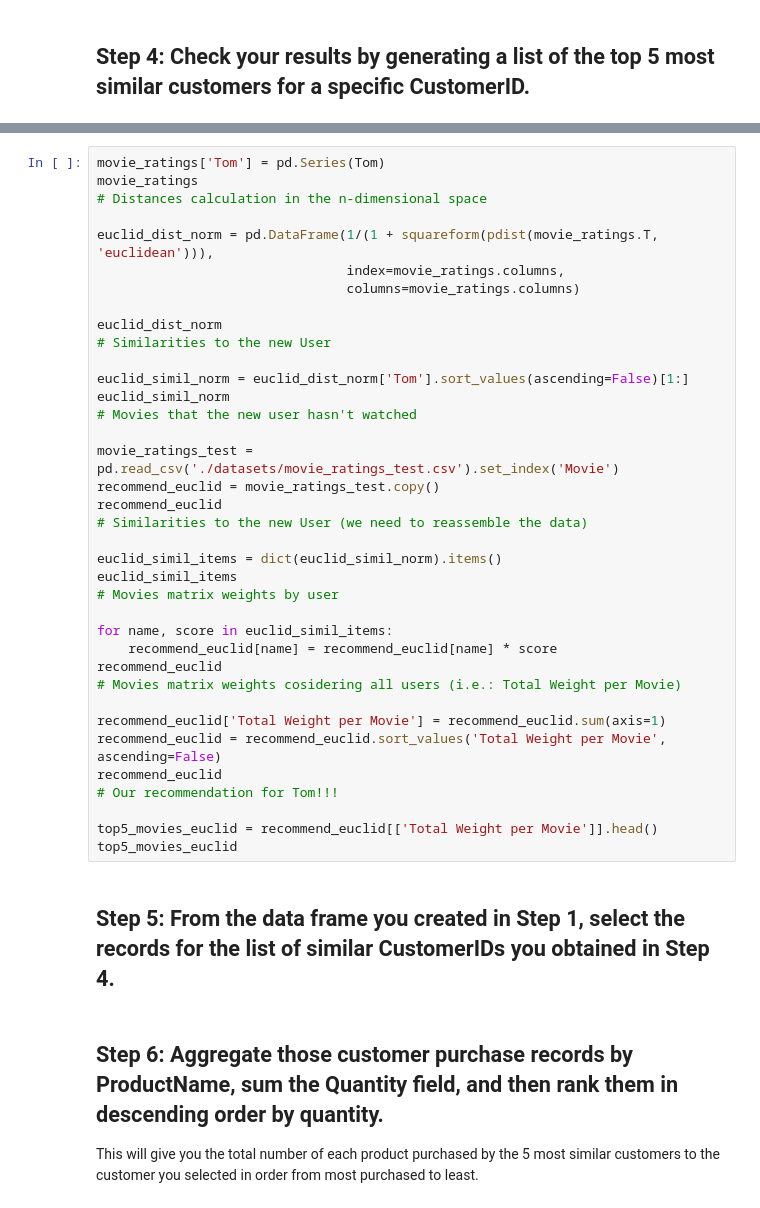
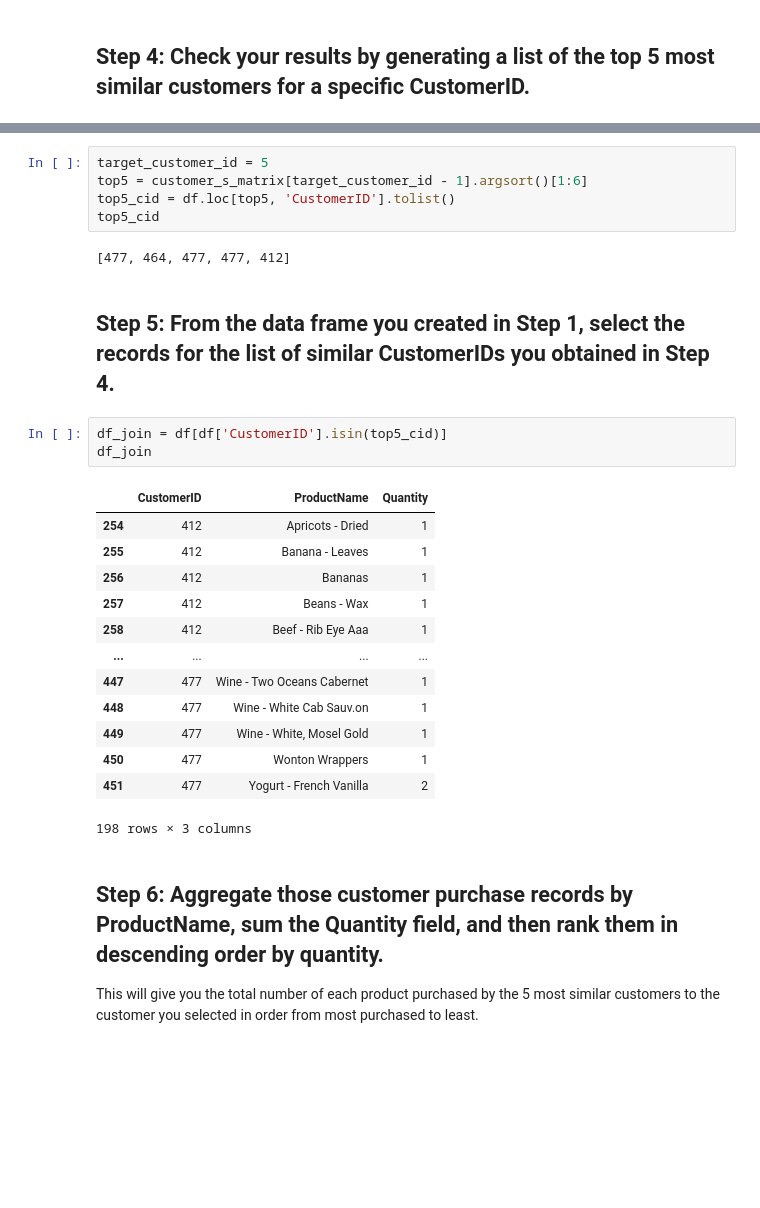
Before and after one commit to Louruiz89/dataptmad0223_labs, a Jupyter notebook: extra-work/m2/lab-intro-recommender-systems/your-code/main.ipynb, the cells around one changed output, grey strips where cells are left out. Drawn from its saved outputs; the diff is of its cells as text; blank space fills up the shorter version.

```diff
--- a/extra-work/m2/lab-intro-recommender-systems/your-code/main.ipynb
+++ b/extra-work/m2/lab-intro-recommender-systems/your-code/main.ipynb
@@ -132,42 +86,29 @@ euclid_dist
-# %%
-movie_ratings['Tom'] = pd.Series(Tom)
-movie_ratings
-# Distances calculation in the n-dimensional space
-
-euclid_dist_norm = pd.DataFrame(1/(1 + squareform(pdist(movie_ratings.T, 'euclidean'))),
-                                index=movie_ratings.columns,
-                                columns=movie_ratings.columns)
-
-euclid_dist_norm
-# Similarities to the new User
-
-euclid_simil_norm = euclid_dist_norm['Tom'].sort_values(ascending=False)[1:]
-euclid_simil_norm
-# Movies that the new user hasn't watched
-
-movie_ratings_test = pd.read_csv('./datasets/movie_ratings_test.csv').set_index('Movie')
-recommend_euclid = movie_ratings_test.copy()
-recommend_euclid
-# Similarities to the new User (we need to reassemble the data)
-
-euclid_simil_items = dict(euclid_simil_norm).items()
-euclid_simil_items
-# Movies matrix weights by user
-
-for name, score in euclid_simil_items:
-    recommend_euclid[name] = recommend_euclid[name] * score
-recommend_euclid
-# Movies matrix weights cosidering all users (i.e.: Total Weight per Movie)
-
-recommend_euclid['Total Weight per Movie'] = recommend_euclid.sum(axis=1)
-recommend_euclid = recommend_euclid.sort_values('Total Weight per Movie', ascending=False)
-recommend_euclid
-# Our recommendation for Tom!!!
-
-top5_movies_euclid = recommend_euclid[['Total Weight per Movie']].head()
-top5_movies_euclid
+# %%
+target_customer_id = 5
+top5 = customer_s_matrix[target_customer_id - 1].argsort()[1:6]
+top5_cid = df.loc[top5, 'CustomerID'].tolist()
+top5_cid
+# %% [output]
+[477, 464, 477, 477, 412]
 # %% [markdown]
 ## Step 5: From the data frame you created in Step 1, select the records for the list of similar CustomerIDs you obtained in Step 4.
+# %%
+df_join = df[df['CustomerID'].isin(top5_cid)]
+df_join
+# %% [output]
+|  | CustomerID | ProductName | Quantity |
+| 254 | 412 | Apricots - Dried | 1 |
+| 255 | 412 | Banana - Leaves | 1 |
+| 256 | 412 | Bananas | 1 |
+| 257 | 412 | Beans - Wax | 1 |
+| 258 | 412 | Beef - Rib Eye Aaa | 1 |
+| ... | ... | ... | ... |
+| 447 | 477 | Wine - Two Oceans Cabernet | 1 |
+| 448 | 477 | Wine - White Cab Sauv.on | 1 |
+| 449 | 477 | Wine - White, Mosel Gold | 1 |
+| 450 | 477 | Wonton Wrappers | 1 |
+| 451 | 477 | Yogurt - French Vanilla | 2 |
+198 rows × 3 columns
 # %% [markdown]
 ## Step 6: Aggregate those customer purchase records by ProductName, sum the Quantity field, and then rank them in descending order by quantity.
 
```
Also changed, not shown: parts of 14 cells of this notebook.
